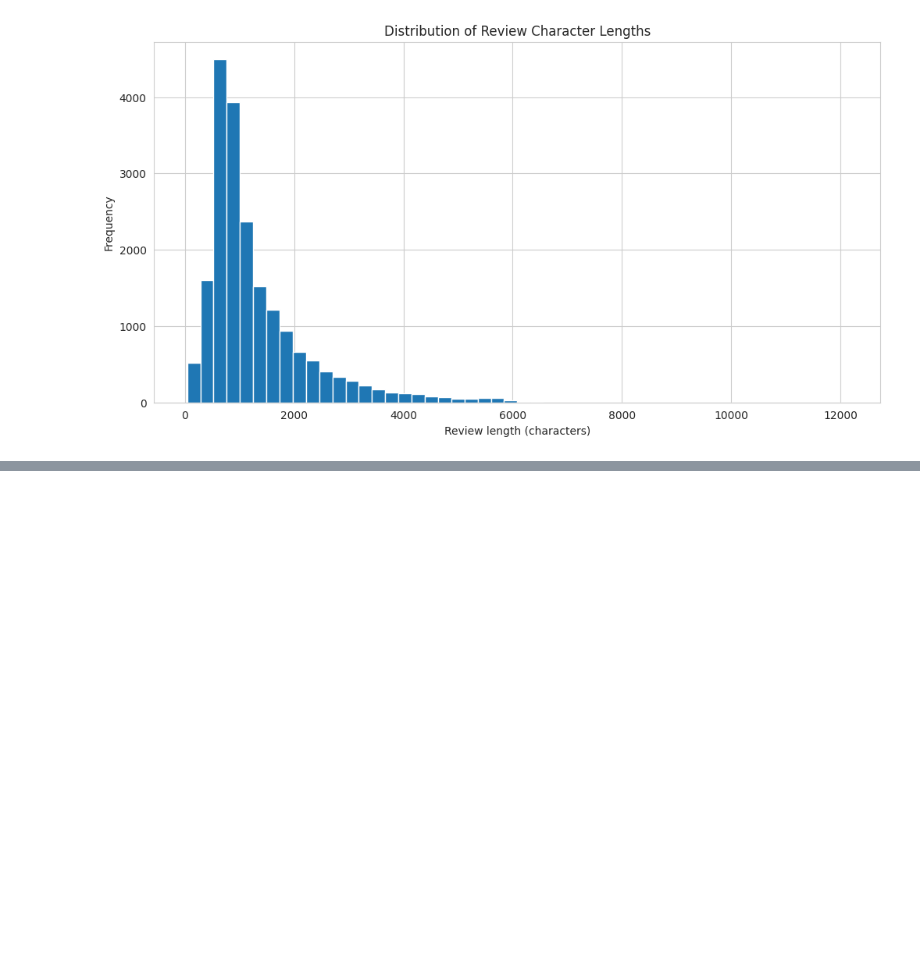
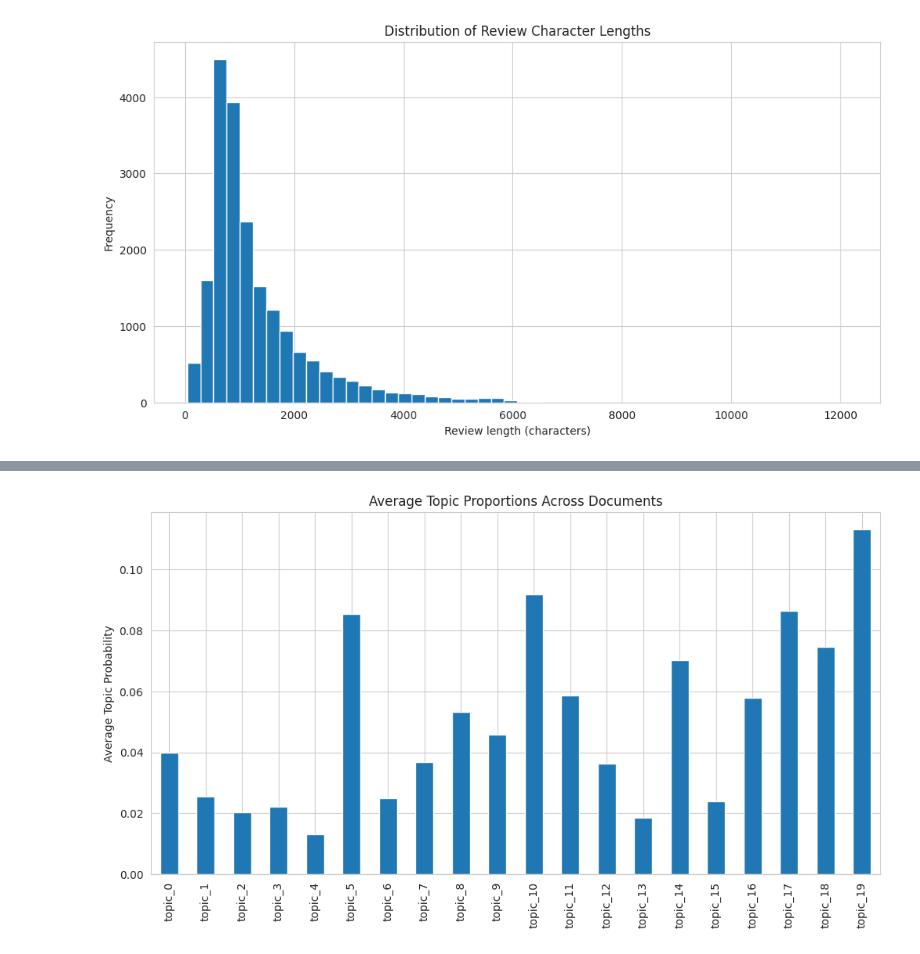
Before and after one commit to Sattiki/nlp-final-research-note, a Jupyter notebook: imdb-text-analysis.ipynb, the cells around one changed output, grey strips where cells are left out. Saved outputs shown, nothing was run; the diff lists cells and outputs as text; code cells hidden in the pictures; blank space fills up the shorter version.

```diff
--- a/imdb-text-analysis.ipynb
+++ b/imdb-text-analysis.ipynb
@@ -137,7 +160,3 @@ plt.title("Distribution of Review Character Lengths")
 plt.show()
 # %% [output]
 [figure]
-# %%
-# Create stratified 10,000 sample subset (5000 train)
-train_df = pd.df_25k(df_25k['train'])
-test_df = pd.df_25k(df_25k['test'])
@@ -155,0 +163,12 @@ plt.show()
+# %%
+# CountVectorizer for LDA
+count_vectorizer = CountVectorizer(
+    max_df=0.95,        # ignore very common words
+    min_df=10,          # ignore very rare words
+    stop_words='english',
+    max_features=10_000
+)
+
+train_bow = count_vectorizer.fit_transform(train_df['review'])
+
+print("Bag-of-Words shape:", train_bow.shape)
@@ -155,0 +177,13 @@ plt.show()
+# %%
+n_topics = 20
+
+lda = LatentDirichletAllocation(
+    n_components=n_topics,
+    random_state=42,
+    learning_method='batch',
+    max_iter=10
+)
+
+document_topic_matrix = lda.fit_transform(train_bow)
+
+print("Document–Topic matrix shape:", document_topic_matrix.shape)
@@ -155,0 +192,8 @@ plt.show()
+# %%
+doc_topic_df = pd.DataFrame(
+    document_topic_matrix,
+    columns=[f"topic_{i}" for i in range(n_topics)],
+    index=train_df.index
+)
+
+doc_topic_df.head()
@@ -155,0 +294,9 @@ plt.show()
+# %%
+doc_topic_df.drop(columns='dominant_topic', errors='ignore').mean().plot(
+    kind='bar',
+    title='Average Topic Proportions Across Documents'
+)
+plt.ylabel("Average Topic Probability")
+plt.show()
+# %% [output]
+[figure, added]
```
Also changed, not shown: parts of 37 cells of this notebook.
